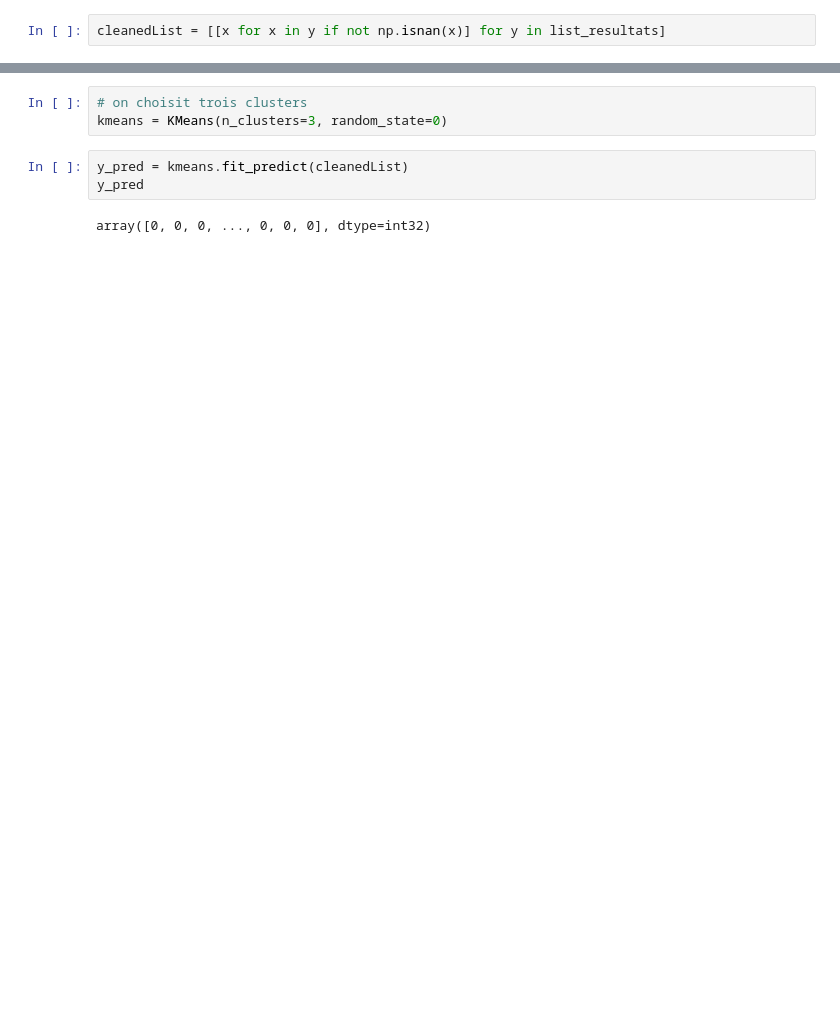
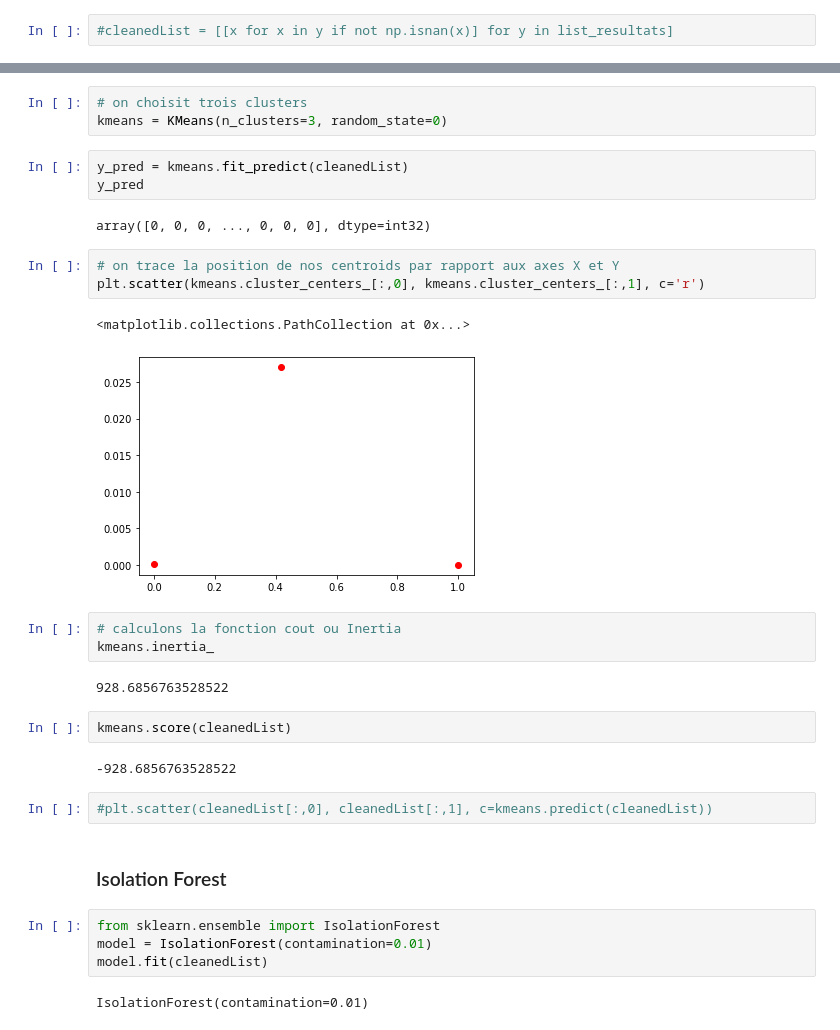
Before and after one commit to pfolaa/fraud_detection, a Jupyter notebook: fraud_detection_01.ipynb, the cells around one changed output, grey strips where cells are left out. Drawn from its saved outputs; the diff is of its cells as text; blank space fills up the shorter version.

```diff
--- a/fraud_detection_01.ipynb
+++ b/fraud_detection_01.ipynb
@@ -3567,4 +3908,4 @@ list_resultats = df_result.values.tolist()
 # %%
 print(list_resultats)
 # %%
-cleanedList = [[x for x in y if not np.isnan(x)] for y in list_resultats]
+#cleanedList = [[x for x in y if not np.isnan(x)] for y in list_resultats]
@@ -3645,3 +4004,28 @@ y_pred = kmeans.fit_predict(cleanedList)
 y_pred
 # %% [output]
 array([0, 0, 0, ..., 0, 0, 0], dtype=int32)
+# %%
+# on trace la position de nos centroids par rapport aux axes X et Y
+plt.scatter(kmeans.cluster_centers_[:,0], kmeans.cluster_centers_[:,1], c='r')
+# %% [output]
+<matplotlib.collections.PathCollection at 0x...>
+[figure, added]
+# %%
+# calculons la fonction cout ou Inertia
+kmeans.inertia_
+# %% [output]
+928.6856763528522
+# %%
+kmeans.score(cleanedList)
+# %% [output]
+-928.6856763528522
+# %%
+#plt.scatter(cleanedList[:,0], cleanedList[:,1], c=kmeans.predict(cleanedList))
+# %% [markdown]
+### Isolation Forest
+# %%
+from sklearn.ensemble import IsolationForest
+model = IsolationForest(contamination=0.01)
+model.fit(cleanedList)
+# %% [output]
+IsolationForest(contamination=0.01)
```
Also changed, not shown: parts of 44 cells of this notebook.
